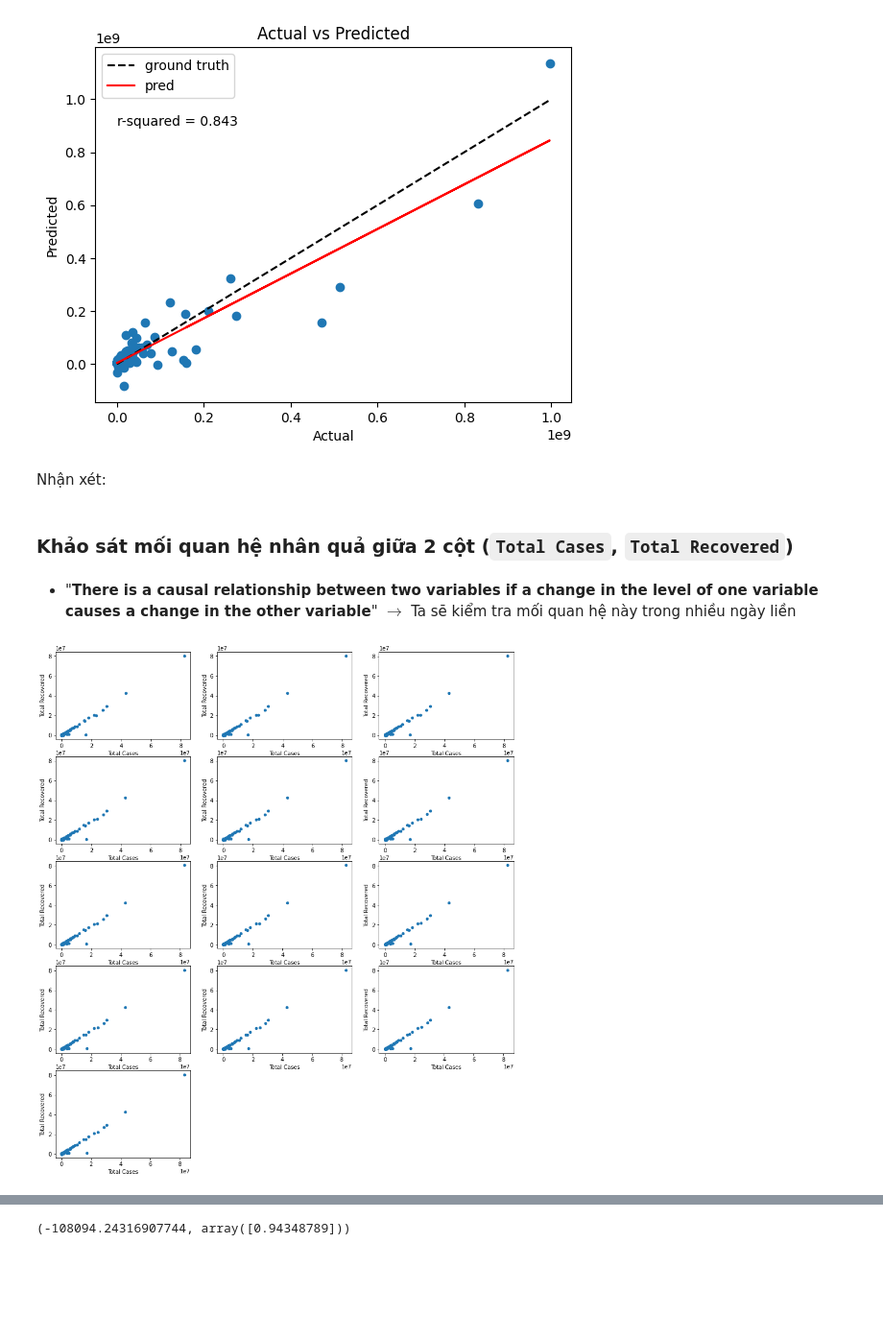
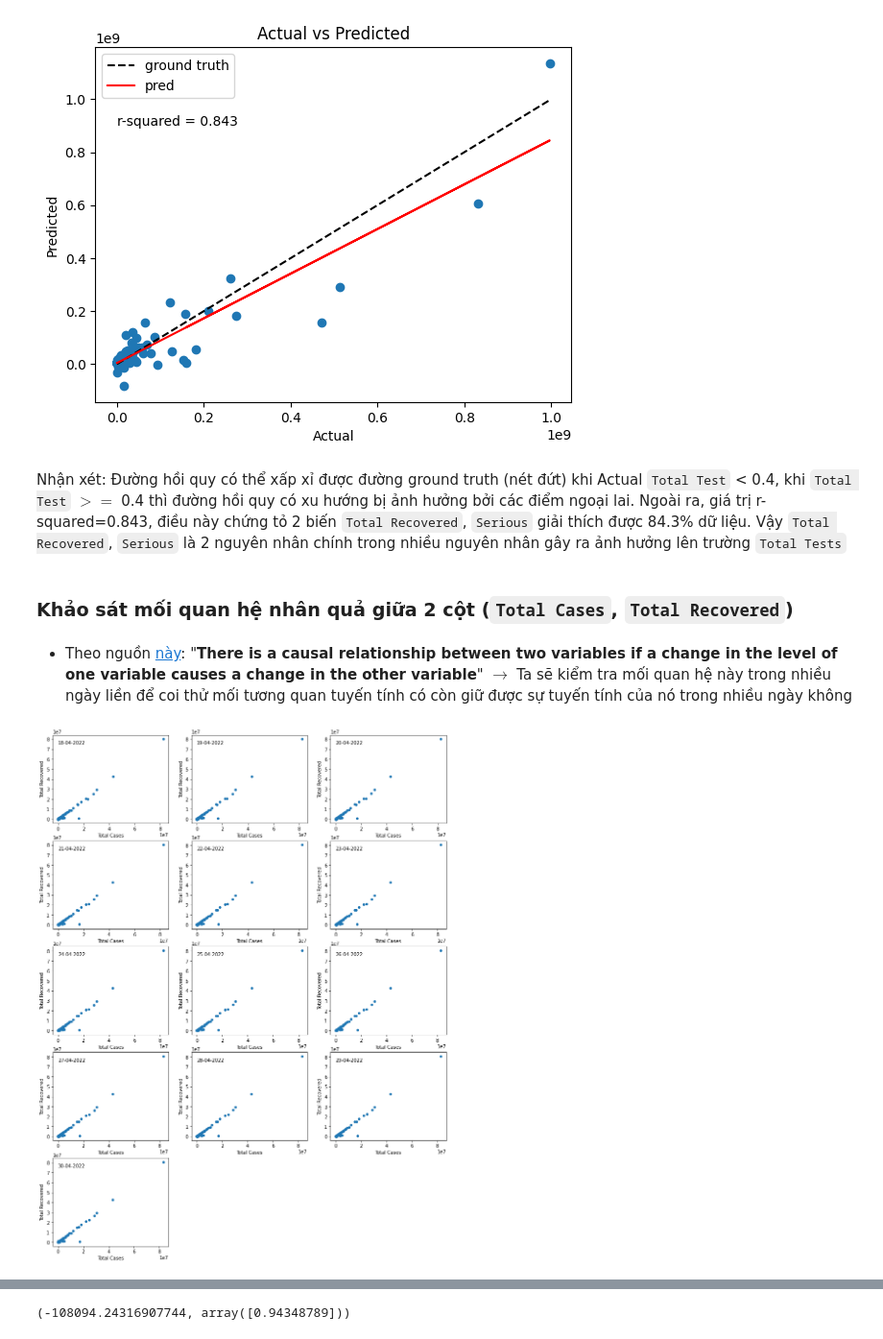
Before and after one commit to LeKiet258/DATA_VIZ_LAB01, a Jupyter notebook: Relationship.ipynb, the cells around one changed output, grey strips where cells are left out. Shown at 96% size. Cells and saved outputs as stored; diff of their text form; code cells hidden in the pictures; blank space fills up the shorter version.

```diff
--- a/Relationship.ipynb
+++ b/Relationship.ipynb
@@ -381,7 +377,6 @@ Ref: https://github.com/empathy87/storytelling-with-data/blob/master/talks/winte
 # %%
 df = data_df.copy()
-df['quartile'] = pd.qcut(data_df['Population'], [0, 0.2, 0.4, 0.6, 0.8, 1],
-                         labels=[5,4,3,2,1])
+df['quartile'] = pd.qcut(data_df['Population'], [0, 0.2, 0.4, 0.6, 0.8, 1], labels=[5,4,3,2,1])
 cnt=0
 def get_median_index(df, cnt=cnt):
     if cnt==0:
@@ -654,27 +640,28 @@ ax.annotate("r-squared = {:.3f}".format(r2_score(y_test, y_predicted)), (0, 0.9*
 ax.legend(handles=[line1, line2]);
 # %% [output]
 [figure]
-# %% [markdown]
-Nhận xét:
+# %% [markdown]
+Nhận xét: Đường hồi quy có thể xấp xỉ được đường ground truth (nét đứt) khi Actual `Total Test` < 0.4, khi `Total Test` $>=$ 0.4 thì đường hồi quy có xu hướng bị ảnh hưởng bởi các điểm ngoại lai. Ngoài ra, giá trị r-squared=0.843, điều này chứng tỏ 2 biến `Total Recovered`, `Serious` giải thích được 84.3% dữ liệu. Vậy `Total Recovered`, `Serious` là 2 nguyên nhân chính trong nhiều nguyên nhân gây ra ảnh hưởng lên trường `Total Tests`
 # %% [markdown]
 ### Khảo sát mối quan hệ nhân quả giữa 2 cột (`Total Cases`, `Total Recovered`)
 # %% [markdown]
-- "**There is a causal relationship between two variables if a change in the level of one variable causes a change in the other variable**" $\to$ Ta sẽ kiểm tra mối quan hệ này trong nhiều ngày liền
+- Theo nguồn [này](https://www.itl.nist.gov/div898/handbook/ppc/section1/ppc136.htm#:~:text=Causality,observed%20behavior%20in%20the%20other): "**There is a causal relationship between two variables if a change in the level of one variable causes a change in the other variable**" $\to$ Ta sẽ kiểm tra mối quan hệ này trong nhiều ngày liền để coi thử mối tương quan tuyến tính có còn giữ được sự tuyến tính của nó trong nhiều ngày không
 # %%
 import preprocess_pipeline as pp
 
 l, r = datetime.strptime('18-04-2022', '%d-%m-%Y'), datetime.strptime('30-04-2022', '%d-%m-%Y')
 lst = [file for file in os.listdir('Worldometer-data') if
        datetime.strptime(file.split('_')[1], '%d-%m-%Y') >= l and
        datetime.strptime(file.split('_')[1], '%d-%m-%Y') <= r]
 nc = 3
 nr = int(np.ceil(len(lst) / nc))
-plt.figure(figsize=(15, 17))
+plt.figure(figsize=(15, 20))
 
 for i, file in enumerate(lst, 1):
     ax = plt.subplot(nr, nc, i)
-    df = pp.preprocess_pipeline(file.split('_')[1])
+    d = file.split('_')[1]
+    df = pp.preprocess_pipeline(d)
     df.plot.scatter(x = 'Total Cases', y='Total Recovered', ax=ax)
-#     break
+    ax.text(0, 7.5*1e7, d)
 # %% [output]
-[figure, old version]
+[figure, new version]
```
Also changed, not shown: parts of 35 cells of this notebook, 7 other files.
